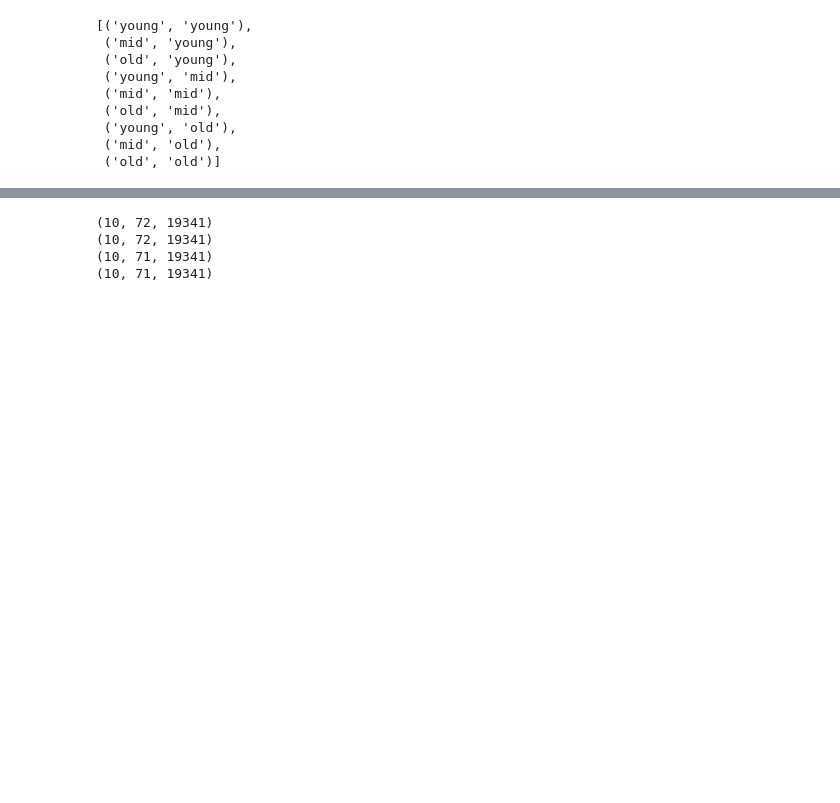
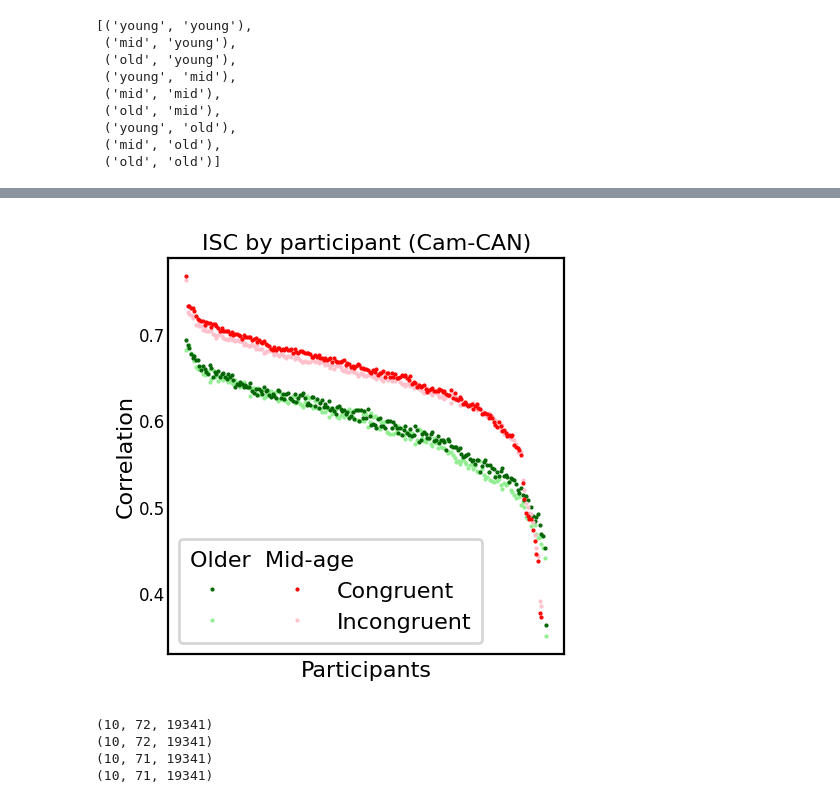
Before and after one commit to yuqi98/Aging_templates_scripts, a Jupyter notebook: graph_scripts/isc_camcan.ipynb, the cells around one changed output, grey strips where cells are left out. Saved outputs shown, nothing was run; the diff lists cells and outputs as text; code cells hidden in the pictures; blank space fills up the shorter version.

```diff
--- a/graph_scripts/isc_camcan.ipynb
+++ b/graph_scripts/isc_camcan.ipynb
@@ -24,3 +296,28 @@ list(results)
+# %%
+fig, ax = plt.subplots(1, 1, figsize=[_/3 for _ in [7, 7]], dpi=200)
+handles = []
+for ii, (a, b) in enumerate([[zz['old', 'old'], zz['old', 'mid']], [zz['mid', 'mid'], zz['mid', 'old']]]):
+    # with sns.axes_style('darkgrid'):
+        # idx = np.argsort(a)[::-1]
+        idx = np.argsort((a + b))[::-1]
+        a, b = np.tanh(a[idx]), np.tanh(b[idx])
+        x = np.arange(len(a))
+        kwargs = dict(markersize=1)
+        handles += ax.plot(x, b, '.', color=colors[ii*2+1], **kwargs)
+        handles += ax.plot(x, a, '.', color=colors[ii*2], **kwargs)
+handles = [handles[_] for _ in [1, 0, 3, 2]]
+ax.tick_params(size=0, pad=1, labelsize=6)
+ax.set_ylabel('Correlation', size=8, labelpad=1)
+ax.set_xticks([])
+ax.set_xlabel('Participants', size=8, labelpad=2)
+ax.set_title('ISC by participant (Cam-CAN)', size=8, pad=3)
+ax.legend(handles=handles, labels=['', '', 'Congruent', 'Incongruent'], ncols=2, columnspacing=1, fontsize=8,
+         title='Older  Mid-age', title_fontsize=8, alignment='left', borderpad=0.5, fancybox=True)
+fig.subplots_adjust(left=0.13, top=0.92, bottom=0.07, right=0.98)
+plt.savefig('figures/isc_dist_camcan_mid&old.png', dpi=300)
+plt.show()
+# %% [output]
+[figure, added]
 # %%
 for test_grp in ['old', 'young']:
     for tpl_grp in ['old', 'young']:
```
Also changed, not shown: parts of 19 cells of this notebook, 1 other file.
